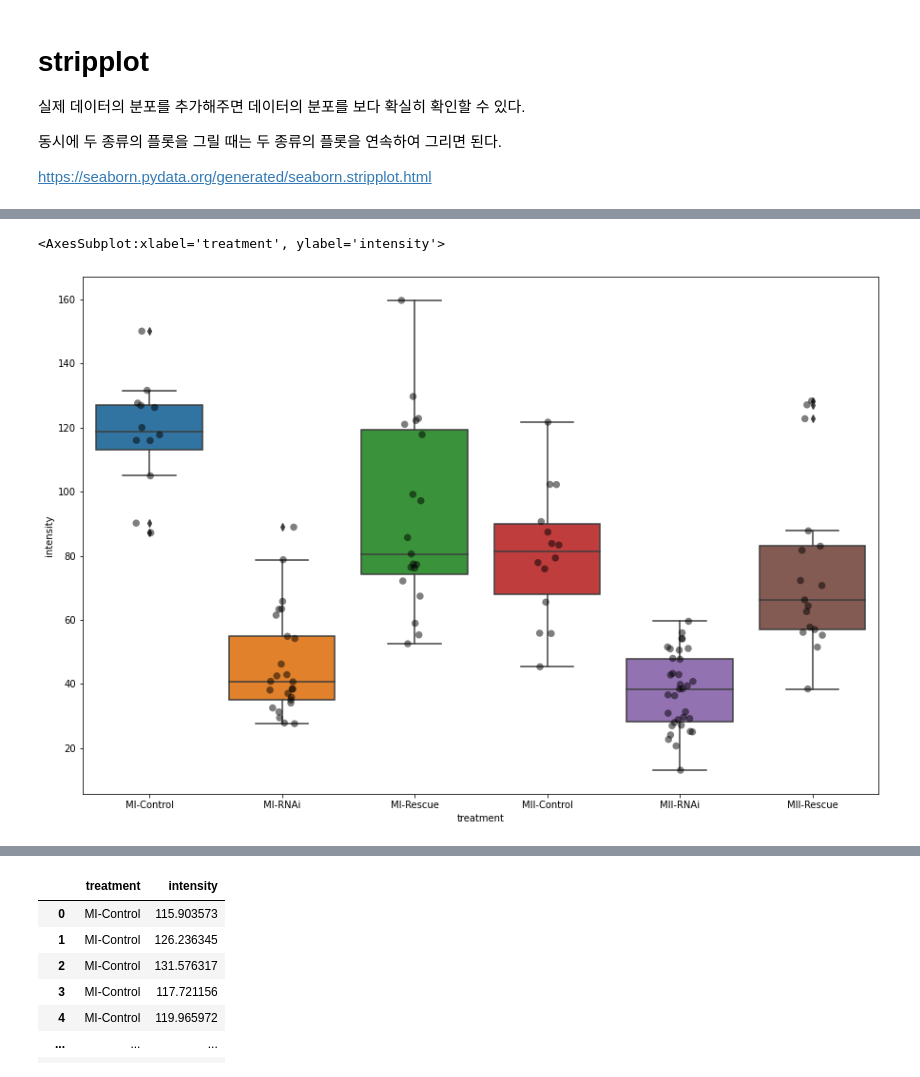
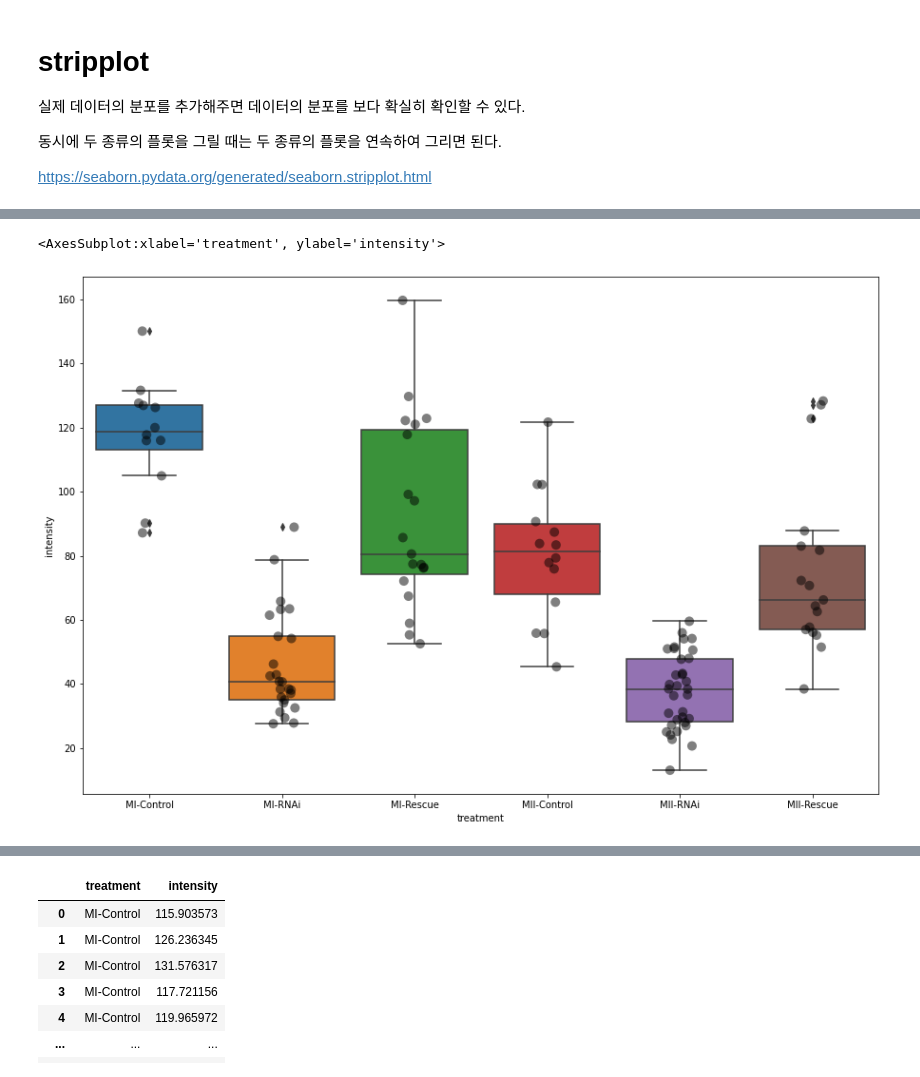
Before and after one commit to suknamgoong1970/CBNU-bioinformatics2021, a Jupyter notebook: Lecture7/Chapter 7.ipynb, the cells around one changed output, grey strips where cells are left out. Cells and saved outputs as stored; diff of their text form; code cells hidden in the pictures.

```diff
--- a/Lecture7/Chapter 7.ipynb
+++ b/Lecture7/Chapter 7.ipynb
@@ -143,7 +149,7 @@ sns.stripplot(data=transformed,y='intensity',x='treatment',color='black')
 # %%
 plt.figure(figsize=(15,10))
 sns.boxplot(data=transformed,y='intensity',x='treatment')
-sns.stripplot(data=transformed,y='intensity',x='treatment',color='black',size=7.5, alpha=.50)
+sns.stripplot(data=transformed,y='intensity',x='treatment',color='black',size=10, alpha=.50)
 # %% [output]
 <AxesSubplot:xlabel='treatment', ylabel='intensity'>
-[figure, old version]
+[figure, new version]
```
Also changed, not shown: parts of 20 cells of this notebook.
